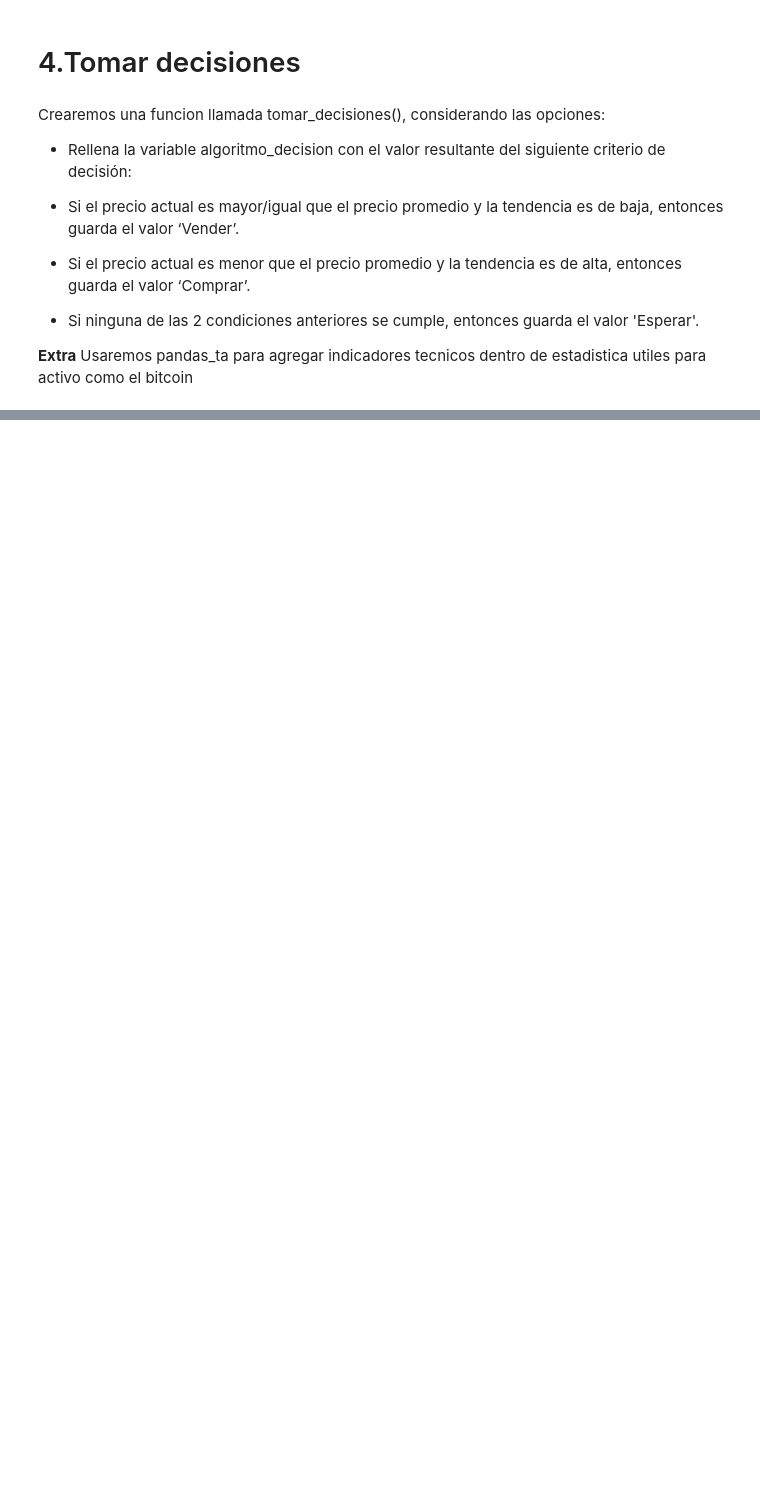
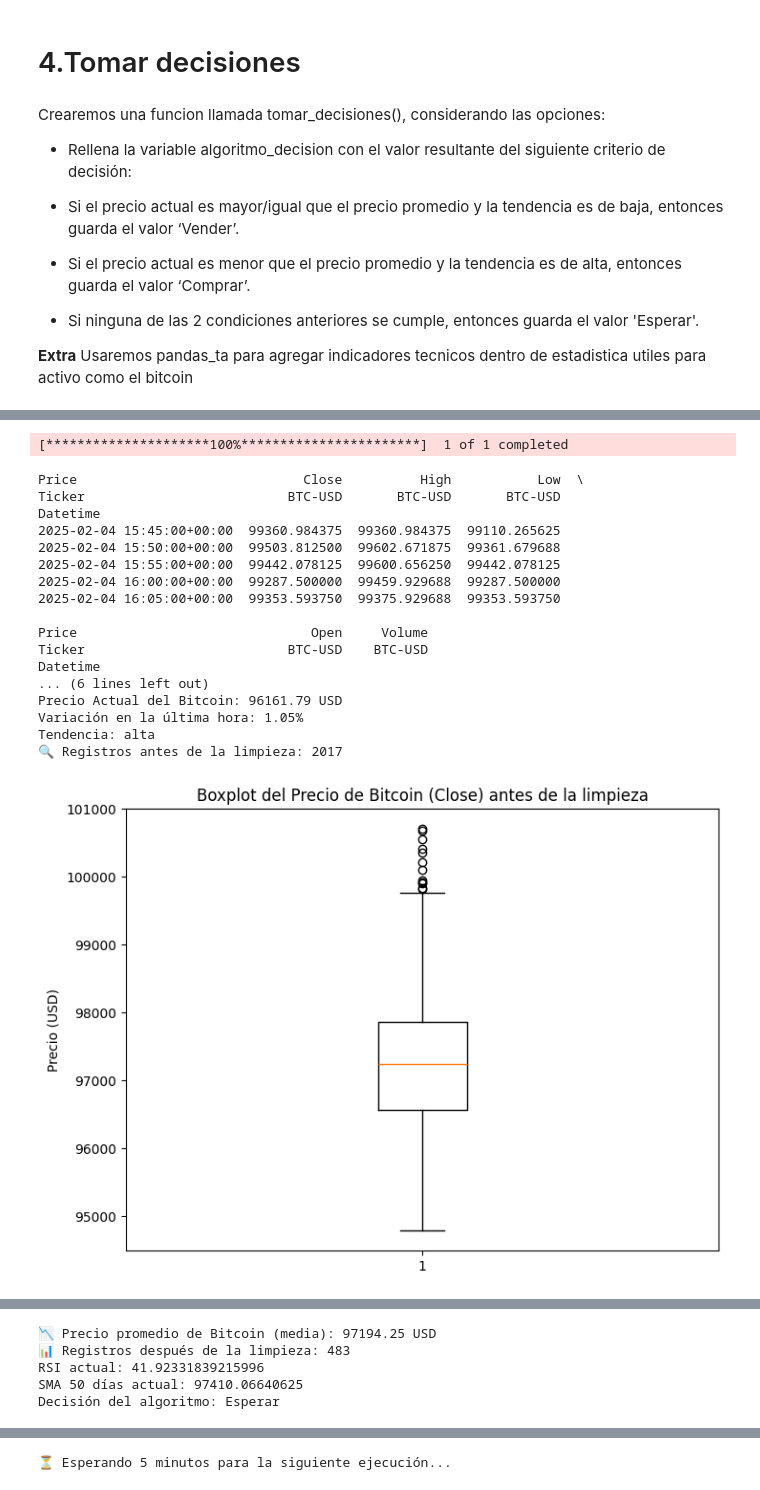
Before and after one commit to JorgeHdzRiv/Desafios_Alura_DS, a Jupyter notebook: RobotTrading/notebooks/Robot_Trading.ipynb, the cells around one changed output, grey strips where cells are left out. Cells and saved outputs as stored; diff of their text form; code cells hidden in the pictures; blank space fills up the shorter version.

Commit message:
Scripts con automatizacion

```diff
--- a/RobotTrading/notebooks/Robot_Trading.ipynb
+++ b/RobotTrading/notebooks/Robot_Trading.ipynb
@@ -460,0 +468,5 @@ Decisión del algoritmo: Vender
+# %%
+# Llamar a la función con un número definido de repeticiones e intervalo en minutos (ejemplo: cada 3 min, 10 veces)
+# Para ejecución infinita, usa: automatizacion(intervalo_minutos=3)
+automatizacion(n_iteraciones=2, intervalo_minutos=3)
+# %% [output]
@@ -460,0 +474,19 @@ Decisión del algoritmo: Vender
+[*********************100%***********************]  1 of 1 completed
+Price                             Close          High           Low  \
+Ticker                          BTC-USD       BTC-USD       BTC-USD
+Datetime
+2025-02-04 15:45:00+00:00  99360.984375  99360.984375  99110.265625
+2025-02-04 15:50:00+00:00  99503.812500  99602.671875  99361.679688
+2025-02-04 15:55:00+00:00  99442.078125  99600.656250  99442.078125
+2025-02-04 16:00:00+00:00  99287.500000  99459.929688  99287.500000
+2025-02-04 16:05:00+00:00  99353.593750  99375.929688  99353.593750
+
+Price                              Open     Volume
+Ticker                          BTC-USD    BTC-USD
+Datetime
+... (6 lines left out)
+Precio Actual del Bitcoin: 96161.79 USD
+Variación en la última hora: 1.05%
+Tendencia: alta
+🔍 Registros antes de la limpieza: 2017
+[figure, added]
@@ -460,0 +494,5 @@ Decisión del algoritmo: Vender
+📉 Precio promedio de Bitcoin (media): 97194.25 USD
+📊 Registros después de la limpieza: 483
+RSI actual: 41.92331839215996
+SMA 50 días actual: 97410.06640625
+Decisión del algoritmo: Esperar
@@ -460,0 +500 @@ Decisión del algoritmo: Vender
+⏳ Esperando 5 minutos para la siguiente ejecución...
```
Also changed, not shown: parts of 14 cells of this notebook, 12 other files.
